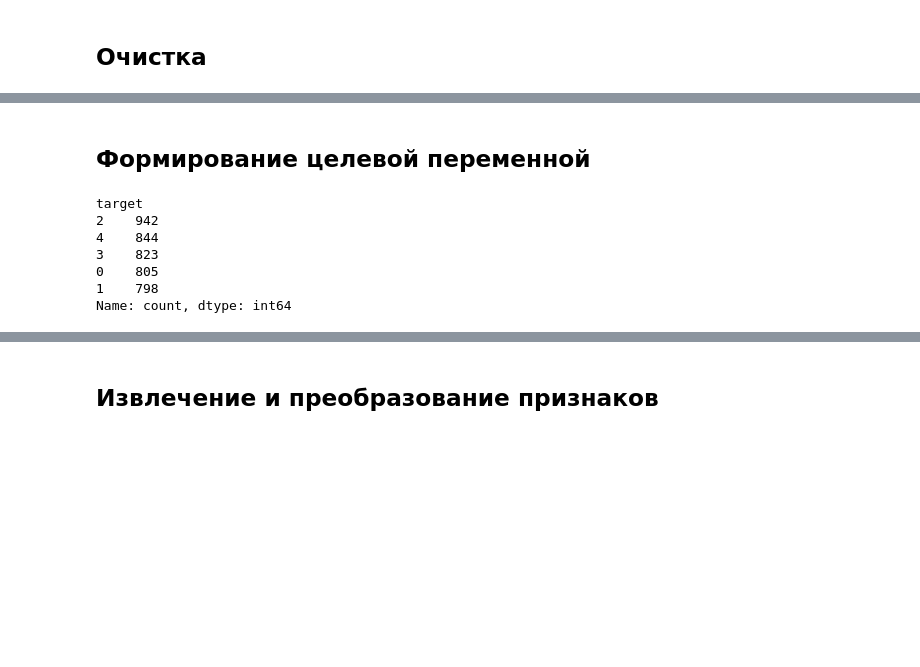
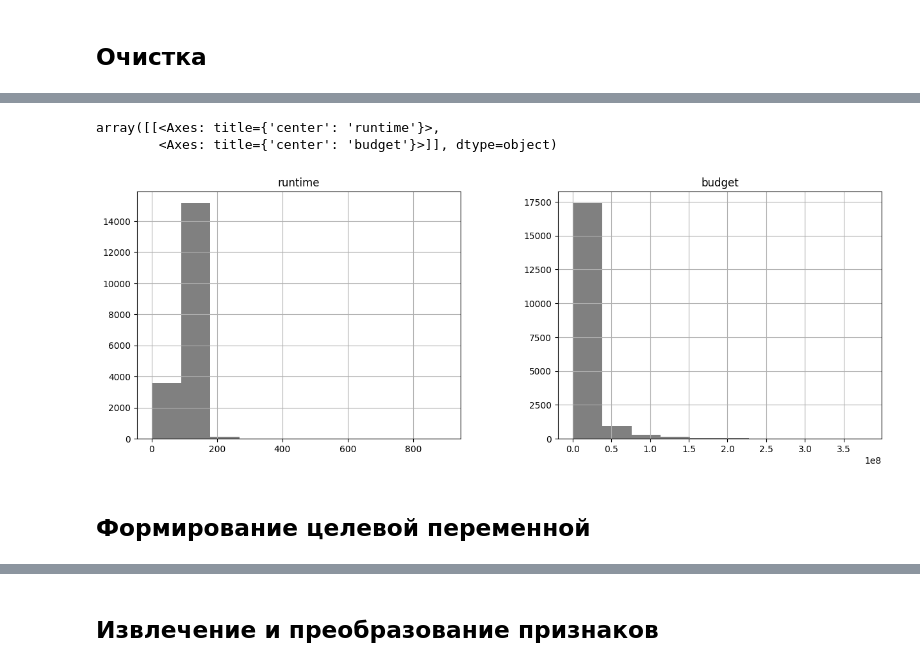
Before and after one commit to muratom/movie-box-office-prediction, a Jupyter notebook: 1_bor_tabular_prereleased.ipynb, the cells around one changed output, grey strips where cells are left out. Drawn from its saved outputs; the diff is of its cells as text; code cells hidden in the pictures; blank space fills up the shorter version.

```diff
--- a/1_bor_tabular_prereleased.ipynb
+++ b/1_bor_tabular_prereleased.ipynb
@@ -48,0 +64,6 @@ cfg = Config(
+# %%
+df[['runtime', 'budget']].hist(color='gray', figsize=(15, 5))
+# %% [output]
+array([[<Axes: title={'center': 'runtime'}>,
+        <Axes: title={'center': 'budget'}>]], dtype=object)
+[figure, added]
@@ -119,13 +151,3 @@ def get_class(row):
 
 df['target'] = df.apply(get_class, axis=1)
 df = df.drop(columns=['revenue'], axis=1)
-# %%
-df['target'].value_counts()
-# %% [output]
-target
-2    942
-4    844
-3    823
-0    805
-1    798
-Name: count, dtype: int64
```
Also changed, not shown: parts of 14 cells of this notebook, 1 other file.
